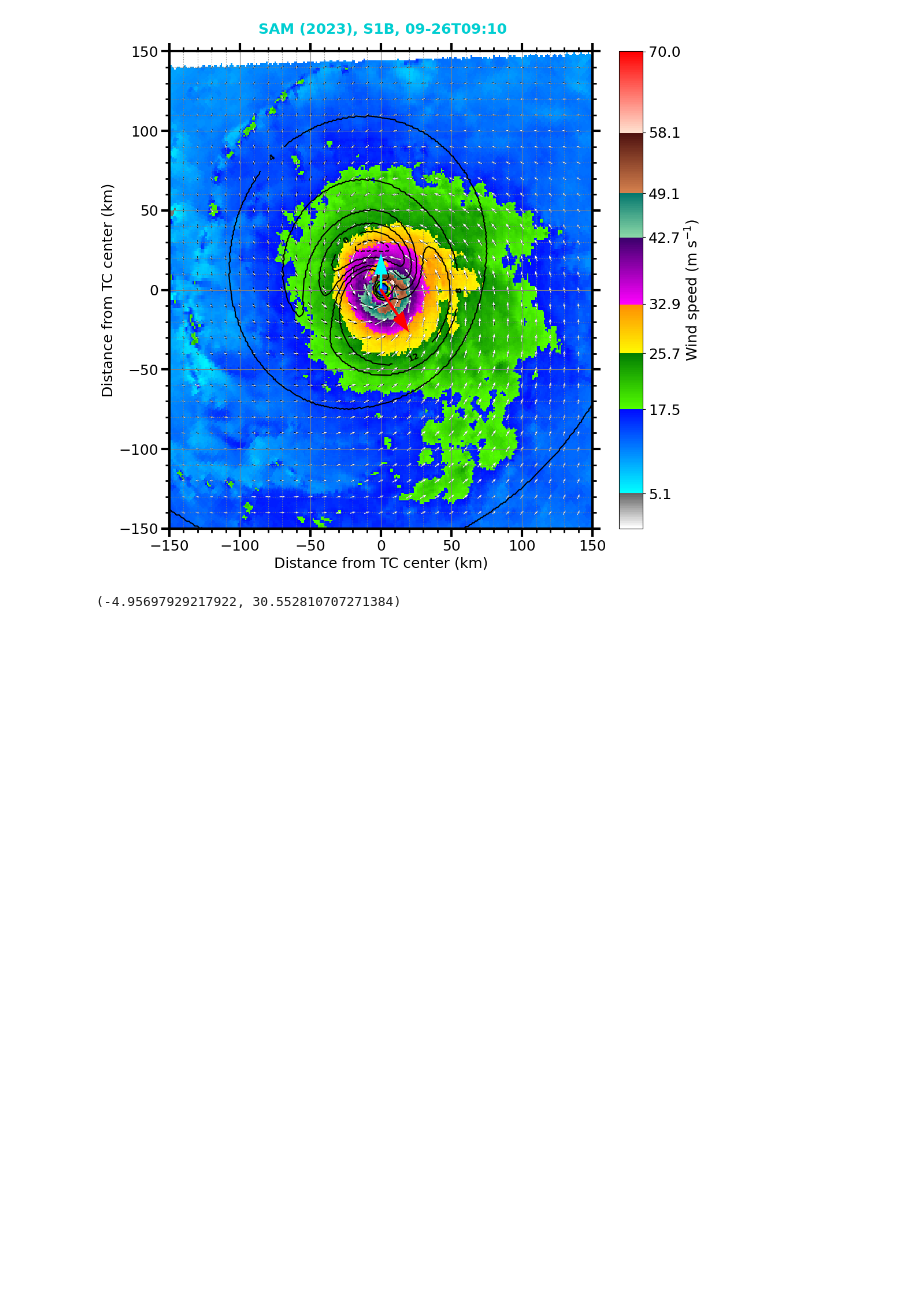
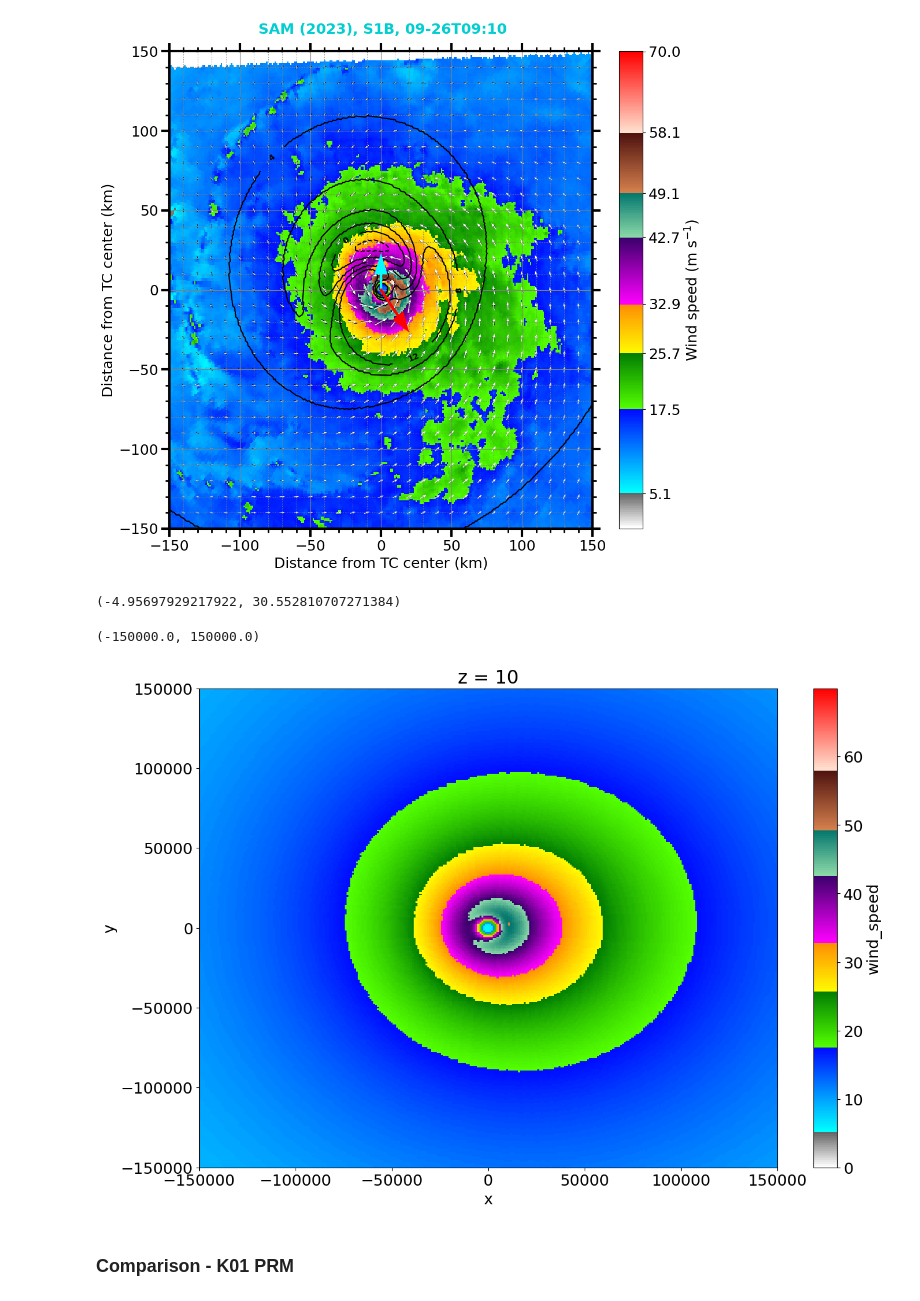
Before and after one commit to Arthur117/TCsLifeMonitFromObs, a Jupyter notebook: winddirection/PRJCT_TCBL/06_CONCLUDING_CASE.ipynb, the cells around one changed output. Saved outputs shown, nothing was run; the diff lists cells and outputs as text; code cells hidden in the pictures; blank space fills up the shorter version.

```diff
--- a/winddirection/PRJCT_TCBL/06_CONCLUDING_CASE.ipynb
+++ b/winddirection/PRJCT_TCBL/06_CONCLUDING_CASE.ipynb
@@ -1064,3 +1064,11 @@ if PRMS['sav_fgs']:
 float((kep_car_rot.sel(z=1010).w * 1e2).min()), float((kep_car_rot.sel(z=1010).w * 1e2).max())
 # %% [output]
 (-4.95697929217922, 30.552810707271384)
+# %%
+kep_car_rot.sel(z=10).wind_speed.plot(cmap=cmap_cyclobs, vmin=vmin, vmax=vmax)
+plt.xlim(-150000, 150000);plt.ylim(-150000, 150000)
+# %% [output]
+(-150000.0, 150000.0)
+[figure, added]
+# %% [markdown]
+### Comparison - K01 PRM
```
Also changed, not shown: parts of 14 cells of this notebook, 1 other file.
